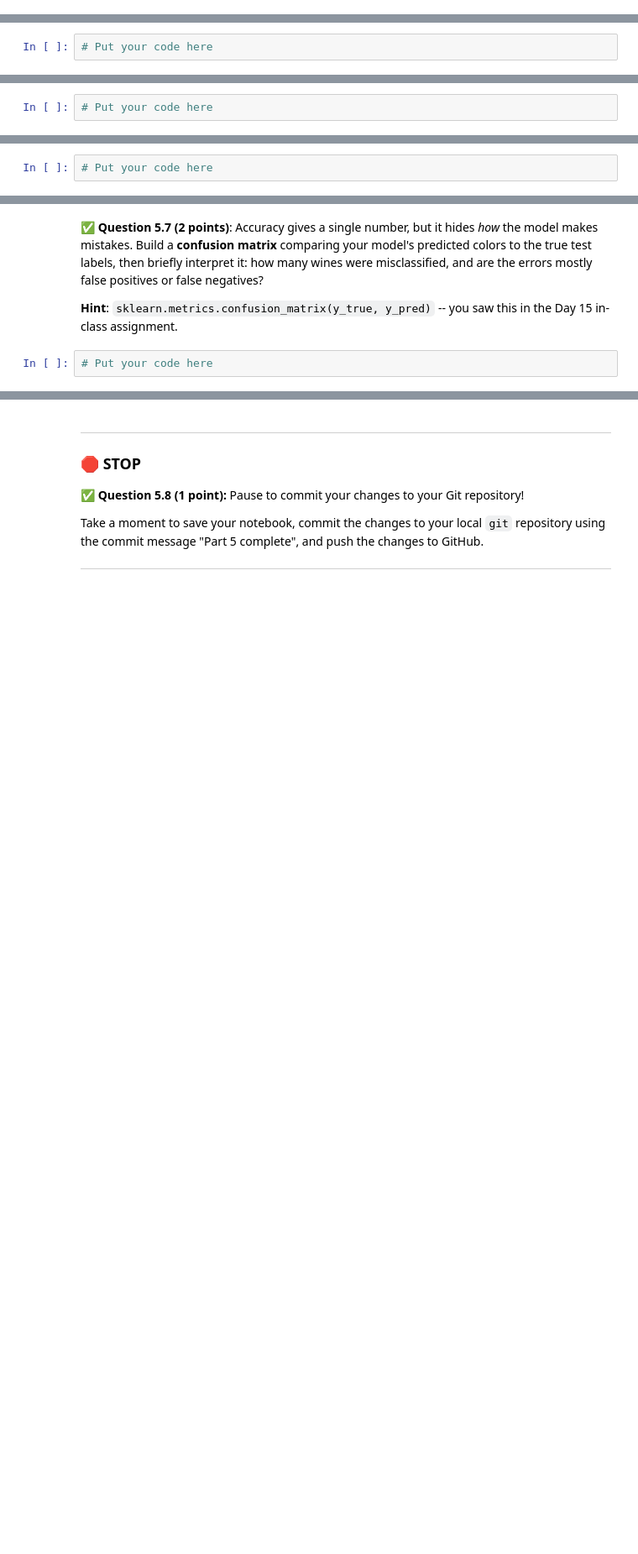
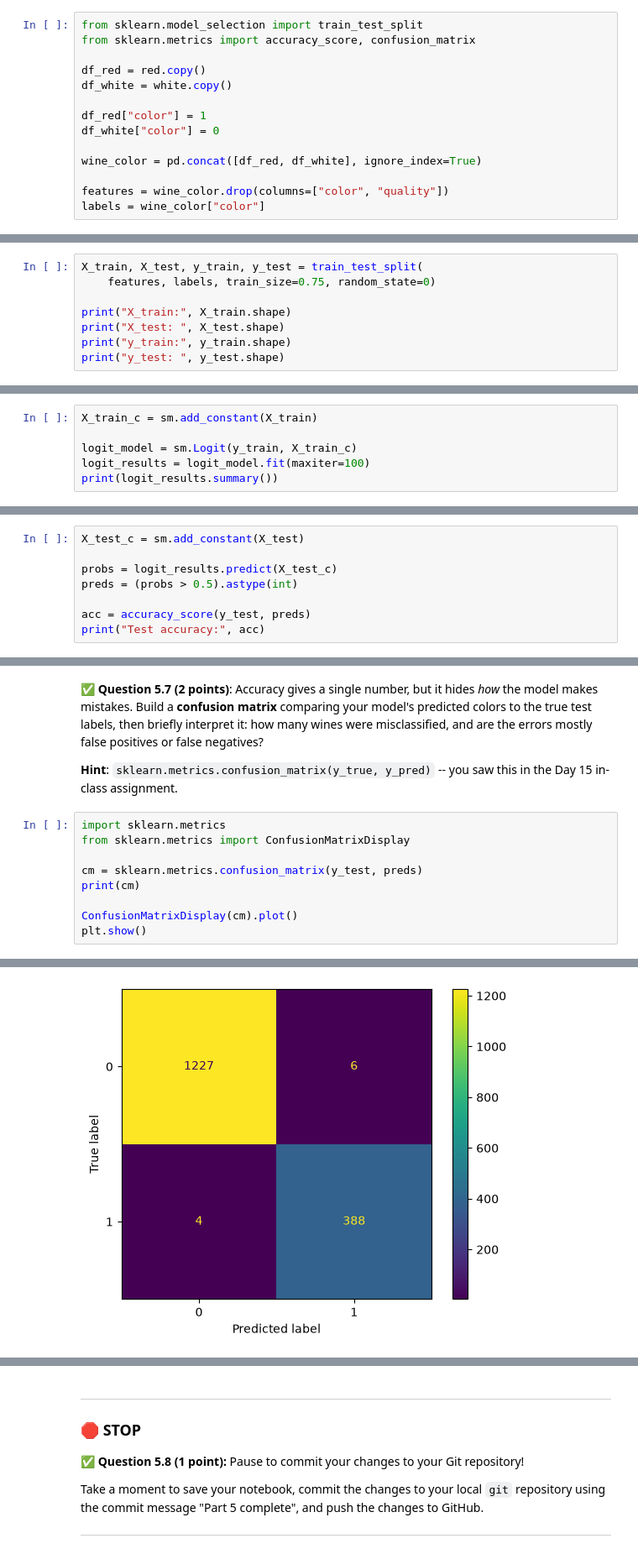
Before and after one commit to benni-ellisgoertler/CMSE202-f26-turnin, a Jupyter notebook: hw-03/HW03-Regression-STUDENT.ipynb, the cells around one changed output, grey strips where cells are left out. Shown at 84% size. Drawn from its saved outputs; the diff is of its cells as text; blank space fills up the shorter version.

```diff
--- a/hw-03/HW03-Regression-STUDENT.ipynb
+++ b/hw-03/HW03-Regression-STUDENT.ipynb
@@ -645,6 +645,20 @@ In this part, we'd like to use logistic regression to classify whether a wine is
 **Hint**: After creating the `color` column in each DataFrame, use `pd.concat([df_red, df_white])` to concatenate them into a single DataFrame.
 
 Finally, split the combined DataFrame into **features** and **labels**, where `features` consists of all columns except `color` and `quality`, and `labels` is the `color` column.
+# %%
+from sklearn.model_selection import train_test_split
+from sklearn.metrics import accuracy_score, confusion_matrix
+
+df_red = red.copy()
+df_white = white.copy()
+
+df_red["color"] = 1
+df_white["color"] = 0
+
+wine_color = pd.concat([df_red, df_white], ignore_index=True)
+
+features = wine_color.drop(columns=["color", "quality"])
+labels = wine_color["color"]
 # %% [markdown]
 <!-- END QUESTION -->
 <!-- DO NOT MODIFY OR DELETE THIS CELL. Make sure your solution to the question above is in the cell(s) above this one. -->
@@ -653,4 +667,10 @@ Finally, split the combined DataFrame into **features** and **labels**, where `f
 
 &#9989;  **Question 5.3 (4 points)**: Split your data into a training and testing set with a training set representing 75% of your data. For reproducibility, set the `random_state` argument to `0`. Print the shapes of the training features, the testing features, the training labels, and the testing labels to show you have the right number of entries in each of the four variables.
 # %%
-# Put your code here
+X_train, X_test, y_train, y_test = train_test_split(
+    features, labels, train_size=0.75, random_state=0)
+
+print("X_train:", X_train.shape)
+print("X_test: ", X_test.shape)
+print("y_train:", y_train.shape)
+print("y_test: ", y_test.shape)
@@ -662,4 +687,8 @@ Finally, split the combined DataFrame into **features** and **labels**, where `f
 
 &#9989;  **Question 5.4 (4 points)**: Now, train a logistic regression model using your training features and training labels. **Display the summary**.
 # %%
-# Put your code here
+X_train_c = sm.add_constant(X_train)
+
+logit_model = sm.Logit(y_train, X_train_c)
+logit_results = logit_model.fit(maxiter=100)
+print(logit_results.summary())
@@ -686,4 +747,10 @@ Remember the two steps from the **Day 15 in-class assignment (§2.3, "How good i
 
 **Make sure your cell displays the resulting accuracy score.**
 # %%
-# Put your code here
+X_test_c = sm.add_constant(X_test)
+
+probs = logit_results.predict(X_test_c)
+preds = (probs > 0.5).astype(int)
+
+acc = accuracy_score(y_test, preds)
+print("Test accuracy:", acc)
@@ -697,4 +766,12 @@ Remember the two steps from the **Day 15 in-class assignment (§2.3, "How good i
 
 **Hint**: `sklearn.metrics.confusion_matrix(y_true, y_pred)` -- you saw this in the Day 15 in-class assignment.
 # %%
-# Put your code here
+import sklearn.metrics
+from sklearn.metrics import ConfusionMatrixDisplay
+
+cm = sklearn.metrics.confusion_matrix(y_test, preds)
+print(cm)
+
+ConfusionMatrixDisplay(cm).plot()
+plt.show()
+# %% [output]
@@ -701 +780,2 @@ Remember the two steps from the **Day 15 in-class assignment (§2.3, "How good i
+[figure, added]
 # %% [markdown]
```
Also changed, not shown: parts of 7 cells of this notebook.
